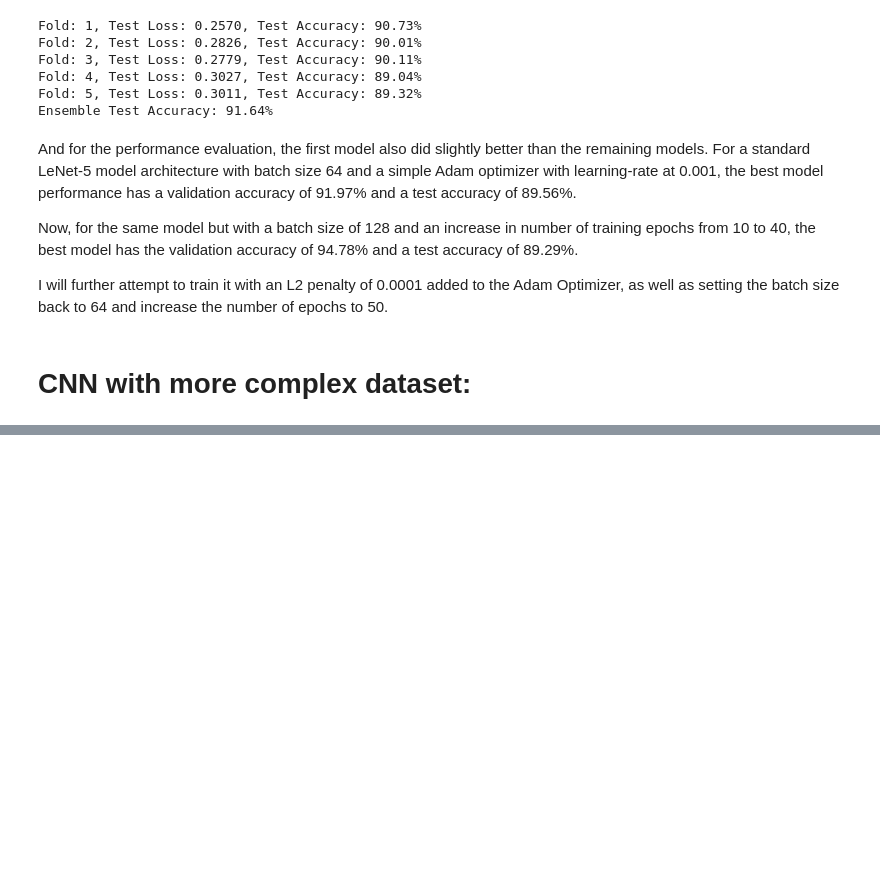
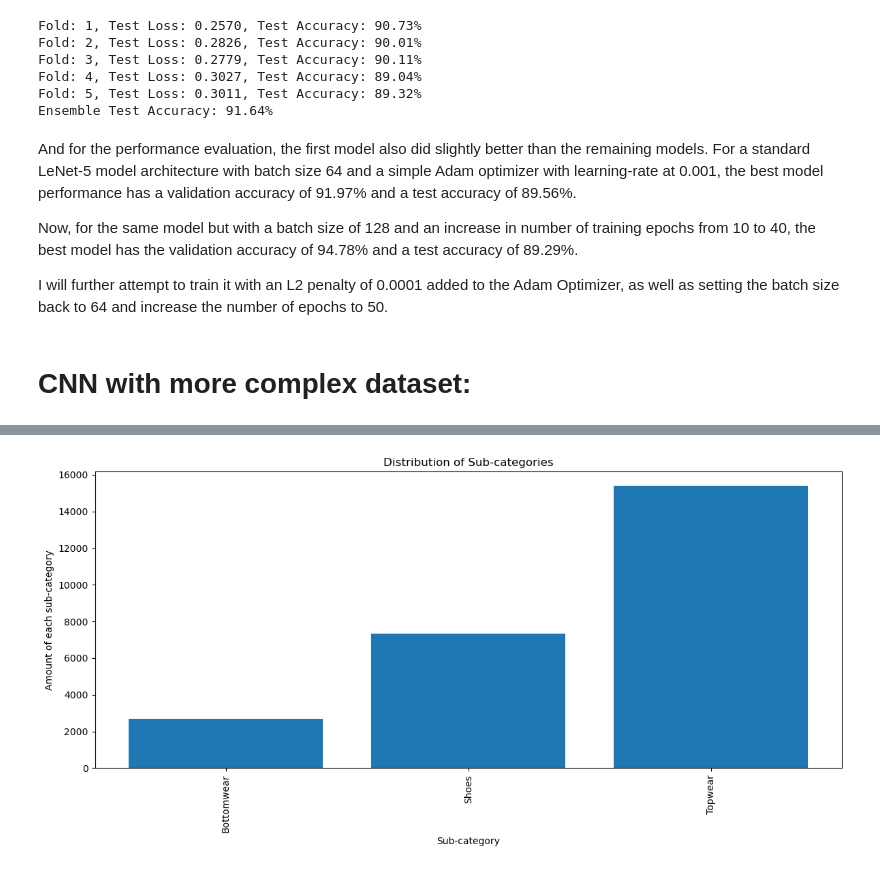
Before and after one commit to AmalieSommer/fashion-mnist-image-classifier, a Jupyter notebook: main.ipynb, the cells around one changed output, grey strips where cells are left out. Drawn from its saved outputs; the diff is of its cells as text; code cells hidden in the pictures; blank space fills up the shorter version.

```diff
--- a/main.ipynb
+++ b/main.ipynb
@@ -545,0 +626,3 @@ df[['masterCategory']]
+# %%
+reduced_fashion = fashion_df[(fashion_df['subCategory'] == 'Topwear') | (fashion_df['subCategory'] == 'Bottomwear') | (fashion_df['subCategory'] == 'Shoes')]
+reduced_fashion
@@ -545,0 +643,17 @@ df[['masterCategory']]
+# %%
+subCategories_reduce = reduced_fashion.groupby(['subCategory']).size().reset_index(name='counts')
+articles_reduce = reduced_fashion.groupby(['articleType']).size().reset_index(name='counts')
+mix = reduced_fashion.groupby(['subCategory', 'articleType']).size().reset_index(name='counts')
+# %%
+import matplotlib.pyplot as plt
+
+plt.figure(figsize=(12,6))
+plt.bar(subCategories_reduce['subCategory'], subCategories_reduce['counts'])
+plt.xticks(rotation=90)
+plt.xlabel('Sub-category')
+plt.ylabel('Amount of each sub-category')
+plt.title('Distribution of Sub-categories')
+plt.tight_layout()
+plt.show()
+# %% [output]
+[figure, added]
```
Also changed, not shown: parts of 36 cells of this notebook.
